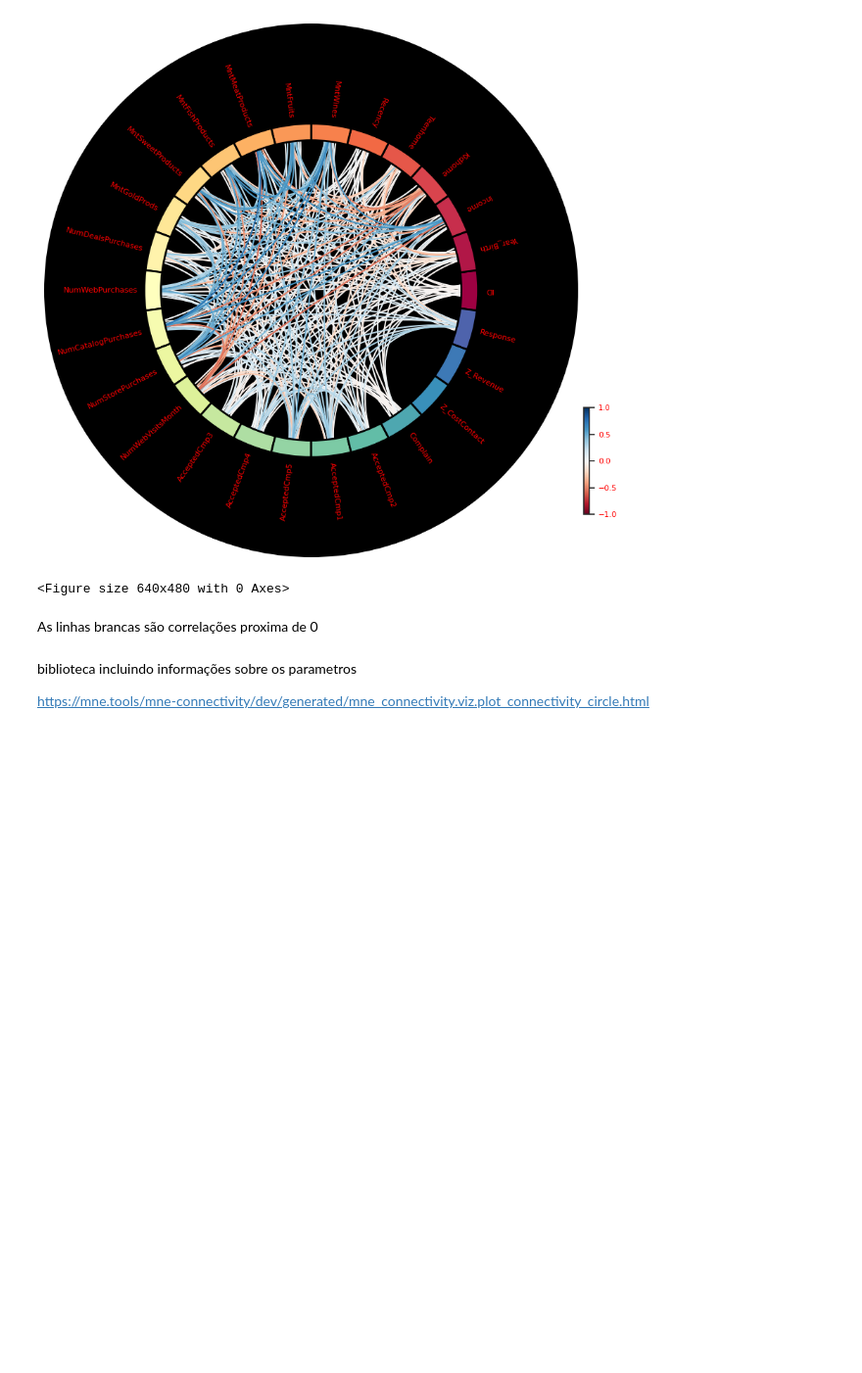
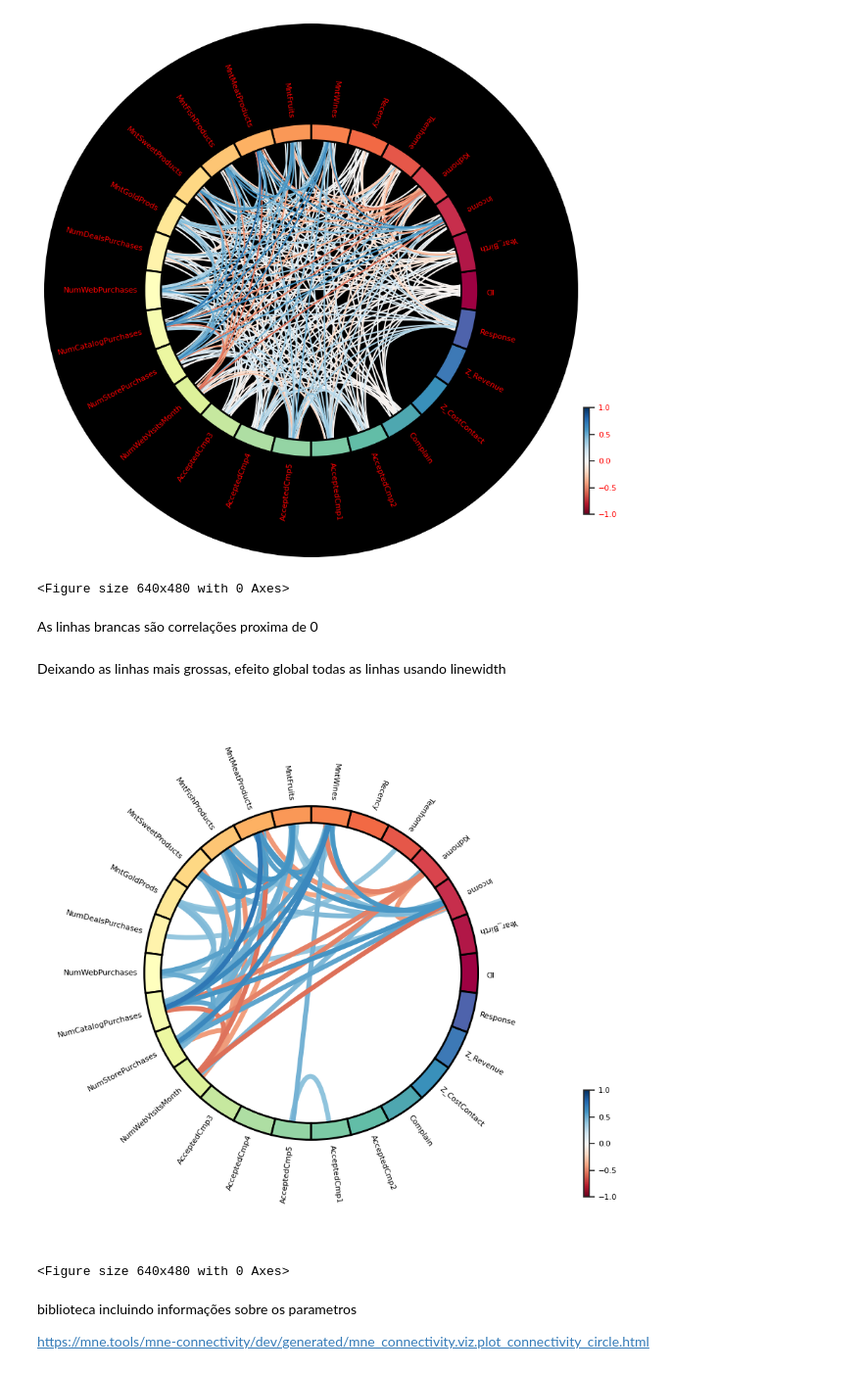
Before and after one commit to DionesGouvea/data-science-toolbox, a Jupyter notebook: Correlação_Circular_MNE.ipynb, the cells around one changed output. Shown at 98% size. Cells and saved outputs as stored; diff of their text form; code cells hidden in the pictures; blank space fills up the shorter version.

```diff
--- a/Correlação_Circular_MNE.ipynb
+++ b/Correlação_Circular_MNE.ipynb
@@ -101,6 +101,39 @@ plt.show()
 <Figure size 640x480 with 0 Axes>
 # %% [markdown]
 As linhas brancas são correlações proxima de 0
+# %% [markdown]
+Deixando as linhas mais grossas, efeito global todas as linhas usando linewidth
+# %%
+import numpy as np
+import matplotlib.pyplot as plt
+import mne
+from mne.viz import circular_layout
+from mne_connectivity.viz import plot_connectivity_circle
+
+# Selecionando apenas as colunas numéricas do DataFrame
+numeric_cols = df_train.select_dtypes(include=np.number)
+
+# Obtendo a matriz de correlação
+corrMatrix = numeric_cols.corr().values
+
+# Obtendo os nomes das features
+node_names = numeric_cols.columns.tolist()
+
+# Criando a figura e o objeto PolarAxes
+fig = plt.figure(figsize=(15,10 ))
+ax = fig.add_subplot(111, polar=True)
+
+# Plotando o gráfico circular de correlação com escala de cores 'RdBu'
+plot_connectivity_circle(corrMatrix, node_names, n_lines=100, fig=fig, ax=ax,colormap='RdBu',vmin=-1,vmax=1,facecolor='white',textcolor='black',linewidth= 5)
+
+# Ajustando a posição dos nomes das regiões
+plt.subplots_adjust(left=0.1, right=0.9, bottom=0.1, top=0.9)
+
+# Mostrando o gráfico
+plt.show()
+# %% [output]
+[figure, added]
+<Figure size 640x480 with 0 Axes>
 # %% [markdown]
 biblioteca incluindo informações sobre os parametros
 
```
Also changed, not shown: parts of 1 cell of this notebook.
